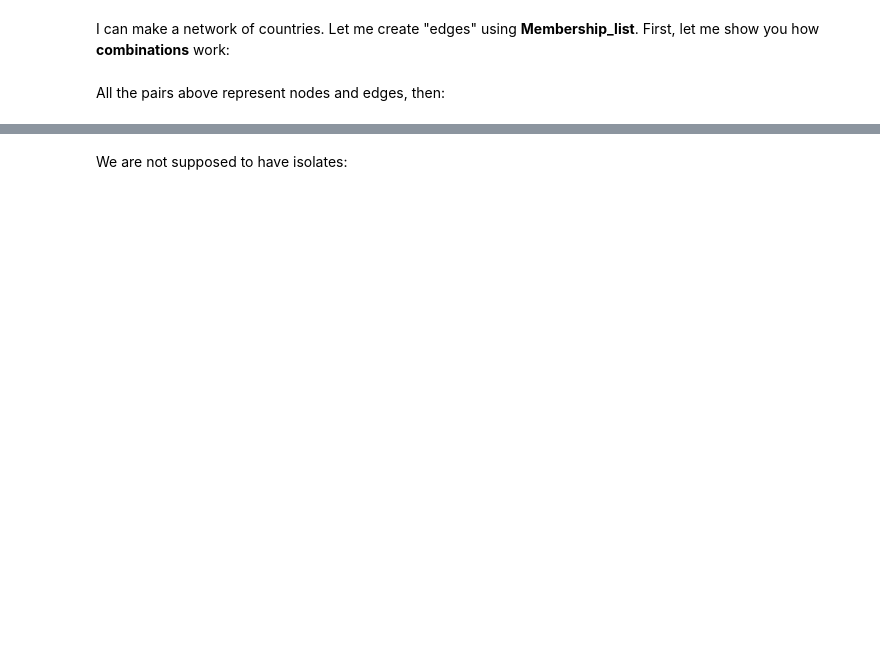
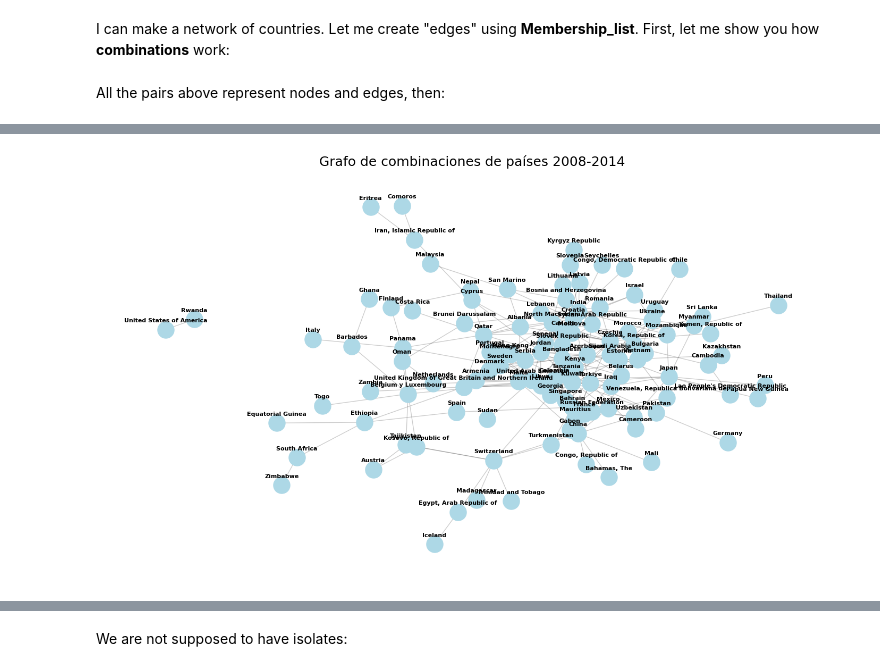
Before and after one commit to luccemhu/3-TAREA-1INT46-PUCP, a Jupyter notebook: index.ipynb, the cells around one changed output, grey strips where cells are left out. Drawn from its saved outputs; the diff is of its cells as text; code cells hidden in the pictures; blank space fills up the shorter version.

```diff
--- a/index.ipynb
+++ b/index.ipynb
@@ -634,0 +185,6 @@ Let's count each time a tuple happens:
+# %%
+# Asegúrate de que la columna 'sig_date' esté en formato de fecha
+tradeDF['sig_date'] = pd.to_datetime(tradeDF['sig_date'])
+
+# Filtrar las observaciones desde el 2008 en adelante
+filtered_tradeDF = tradeDF[tradeDF['sig_date'] >= '2008-01-01']
@@ -634,0 +225,20 @@ Let's count each time a tuple happens:
+# %%
+# Inicializar una lista para almacenar todas las combinaciones
+all_combinations2 = []
+
+# Iterar a través de todas las filas del DataFrame
+for index, row in filtered_tradeDF.iterrows():
+    # Extraer y dividir la cadena en una lista de países
+    parties_list = [party.strip() for party in row['parties'].split('-')]
+    # Generar todas las combinaciones de dos países
+    combinations_list = list(combinations(sorted(parties_list), 2))
+
+    # Agregar las combinaciones a la lista total
+    all_combinations2.extend(combinations_list)
+# %%
+# Crear un grafo a partir de todas las combinaciones
+Framework_Agreement_Net2 = nx.Graph(all_combinations2)
+# Mostrar información sobre el grafo
+#print("Combinaciones de países:", all_combinations2)
+#print("Nodos del grafo:", Framework_Agreement_Net2.nodes())
+#print("Aristas del grafo:", Framework_Agreement_Net2.edges())
@@ -635 +249,20 @@ Let's count each time a tuple happens:
+# %%
+# Dibujar el grafo con mejor visualización
+plt.figure(figsize=(18, 10))  # Aumentar el tamaño de la figura
+pos = nx.spring_layout(Framework_Agreement_Net2, k=0.2)  # Usar el layout de resorte con un valor k ajustado
+
+# Dibujar los nodos y las aristas
+nx.draw_networkx_edges(Framework_Agreement_Net2, pos, alpha=0.2)
+nx.draw_networkx_nodes(Framework_Agreement_Net2, pos, node_color='lightblue', node_size=500
+                       )
+
+# Ajustar el tamaño de la fuente y el offset
+label_pos = {k: (v[0], v[1] + 0.05) for k, v in pos.items()}  # Offset vertical para las etiquetas
+nx.draw_networkx_labels(Framework_Agreement_Net2, label_pos, font_size=8, font_weight='bold', font_color='black')
+
+plt.title("Grafo de combinaciones de países 2008-2014", fontsize=18)
+plt.axis('off')  # Desactivar los ejes
+plt.show()
+# %% [output]
+[figure, added]
 # %%
```
Also changed, not shown: parts of 192 cells of this notebook.
